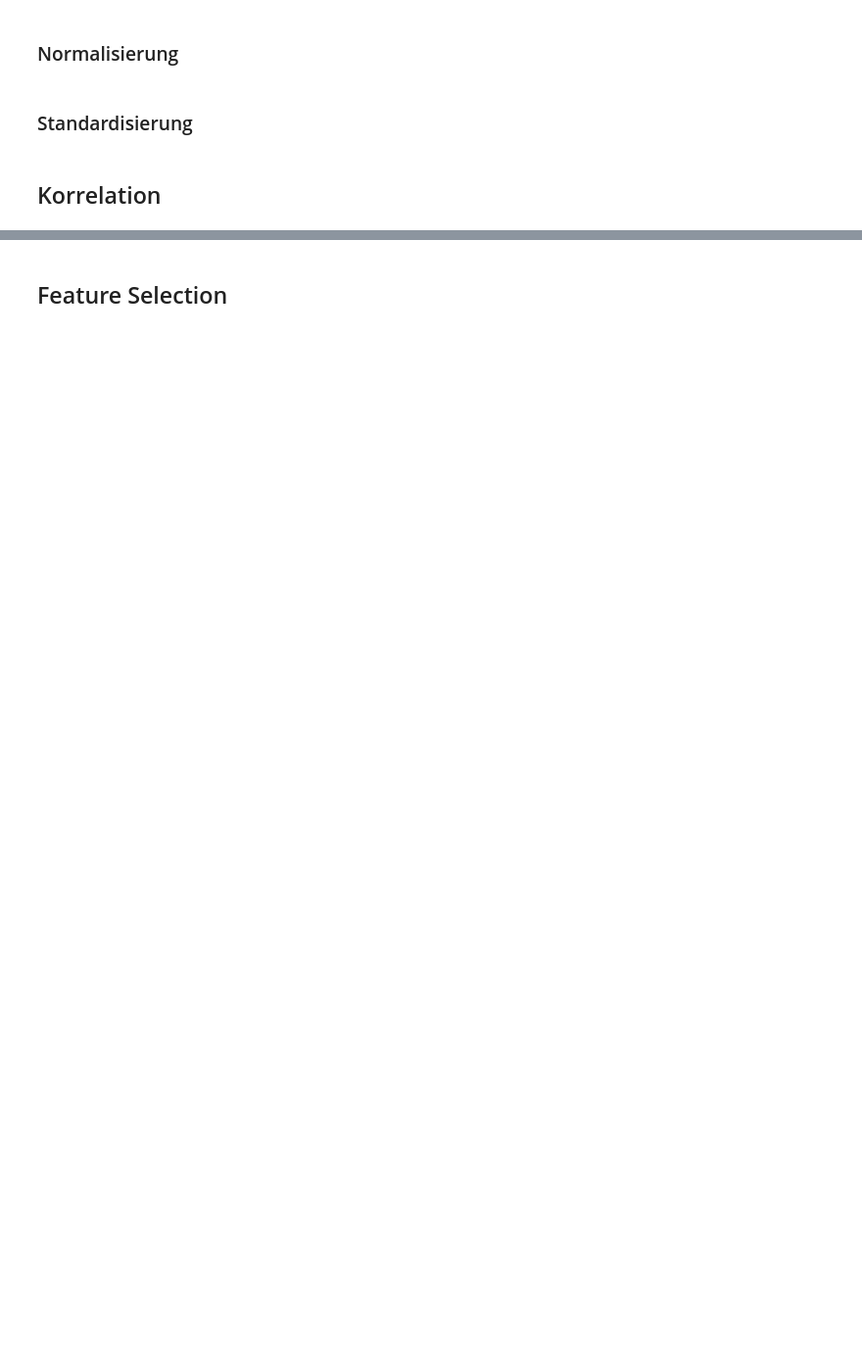
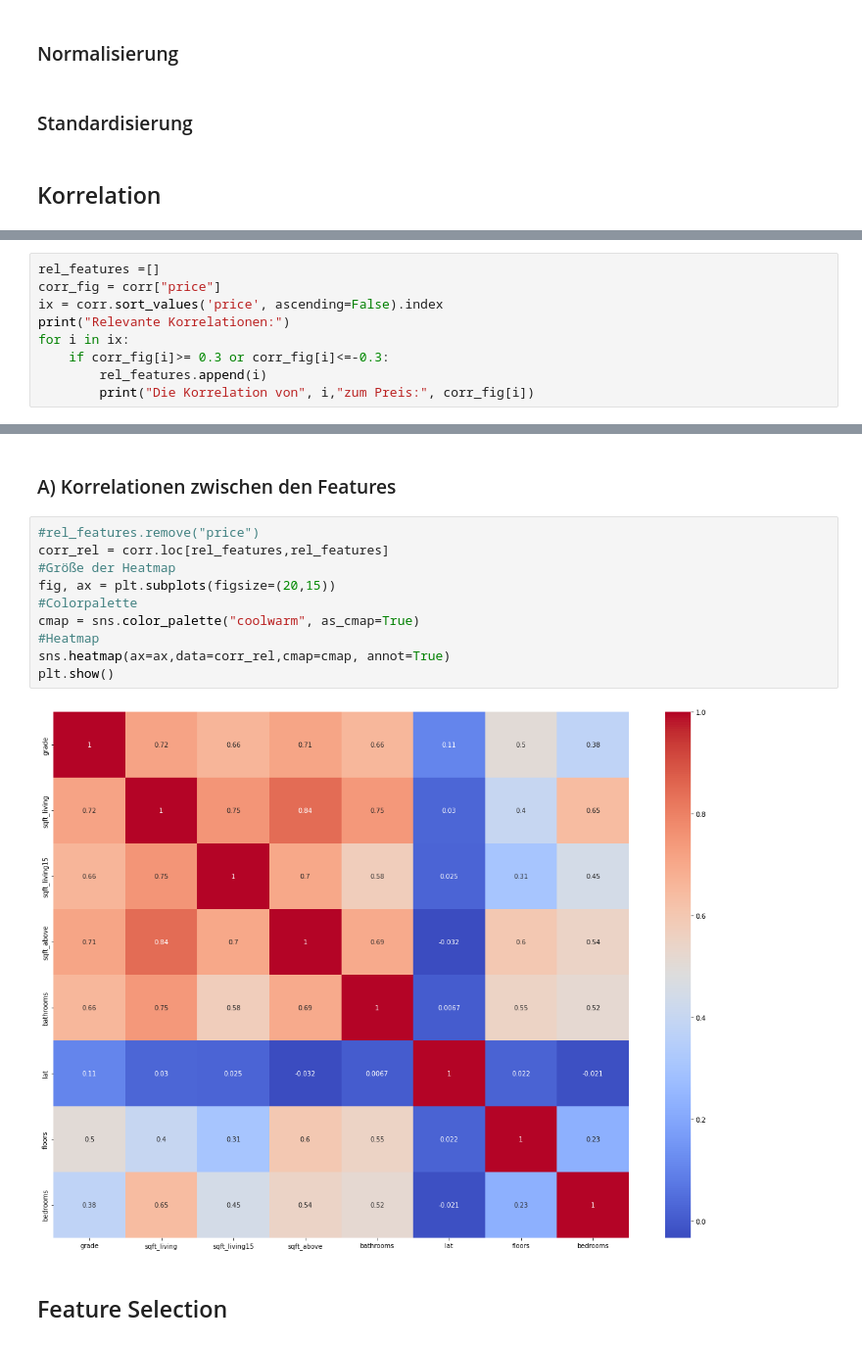
Before and after one commit to robring/advancedDatascience_CaseStudy, a Jupyter notebook: 01_Exploration_2.0.ipynb, the cells around one changed output, grey strips where cells are left out. Shown at 98% size. Cells and saved outputs as stored; diff of their text form; blank space fills up the shorter version.

```diff
--- a/01_Exploration_2.0.ipynb
+++ b/01_Exploration_2.0.ipynb
@@ -161,0 +187,9 @@ df.iloc[:,-2:]
+# %%
+rel_features =[]
+corr_fig = corr["price"]
+ix = corr.sort_values('price', ascending=False).index
+print("Relevante Korrelationen:")
+for i in ix:
+    if corr_fig[i]>= 0.3 or corr_fig[i]<=-0.3:
+        rel_features.append(i)
+        print("Die Korrelation von", i,"zum Preis:", corr_fig[i])
@@ -162,2 +207,16 @@ df.iloc[:,-2:]
+# %% [markdown]
+### A) Korrelationen zwischen den Features
+# %%
+#rel_features.remove("price")
+corr_rel = corr.loc[rel_features,rel_features]
+#Größe der Heatmap
+fig, ax = plt.subplots(figsize=(20,15))
+#Colorpalette
+cmap = sns.color_palette("coolwarm", as_cmap=True)
+#Heatmap
+sns.heatmap(ax=ax,data=corr_rel,cmap=cmap, annot=True)
+plt.show()
+# %% [output]
+[figure, added]
 # %% [markdown]
 ## Feature Selection
```
Also changed, not shown: parts of 12 cells of this notebook.
